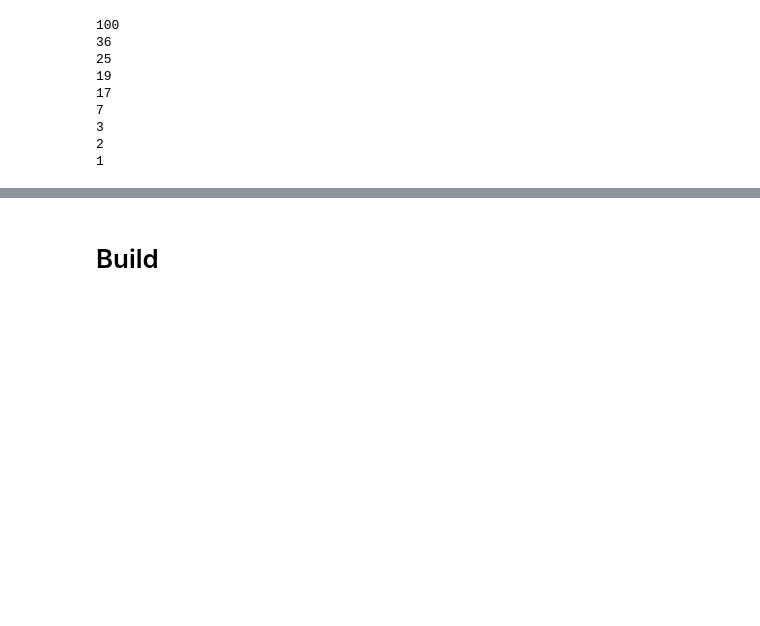
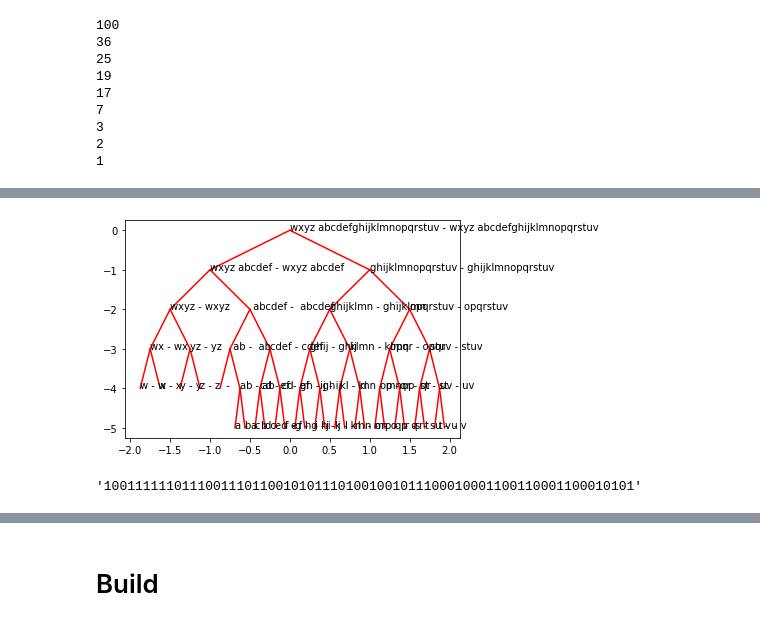
Before and after one commit to justinblaber/cs371, a Jupyter notebook: module19.ipynb, the cells around one changed output, grey strips where cells are left out. Drawn from its saved outputs; the diff is of its cells as text; code cells hidden in the pictures; blank space fills up the shorter version.

```diff
--- a/module19.ipynb
+++ b/module19.ipynb
@@ -161,0 +317,18 @@ while val := heap.pop_max(): print(val)
+# %%
+while len(d) > 1:
+    node_L = d.popleft()
+    node_R = d.popleft()
+    parent = TreeNode(node_L.val + node_R.val, node_L.val + node_R.val)
+    parent.L = node_L
+    parent.R = node_R
+    d.append(parent)
+# %%
+root = d.pop()
+# %%
+tree = BinaryTree()
+# %%
+tree.root = root
+# %%
+tree.draw()
+# %% [output]
+[figure, added]
@@ -161,0 +347,5 @@ while val := heap.pop_max(): print(val)
+# %%
+encoding = ''.join([tree.root._encode(char) for char in string])
+encoding
+# %% [output]
+'10011111101110011101100101011101001001011100010001100110001100010101'
```
Also changed, not shown: parts of 71 cells of this notebook, 11 other files.
